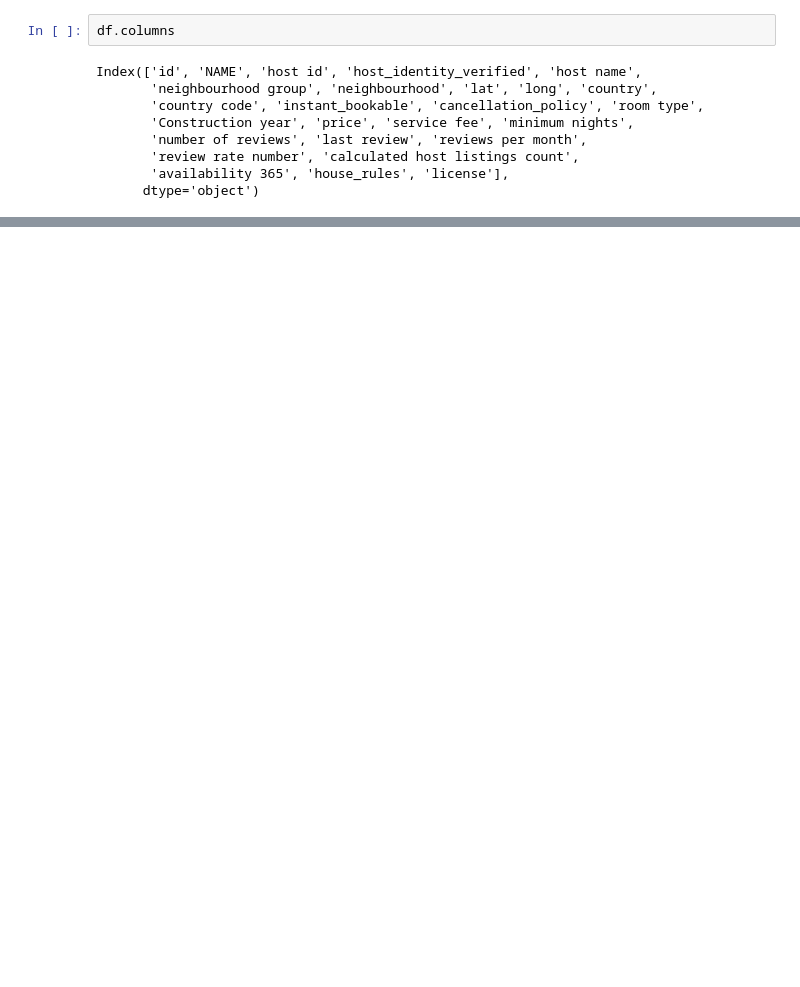
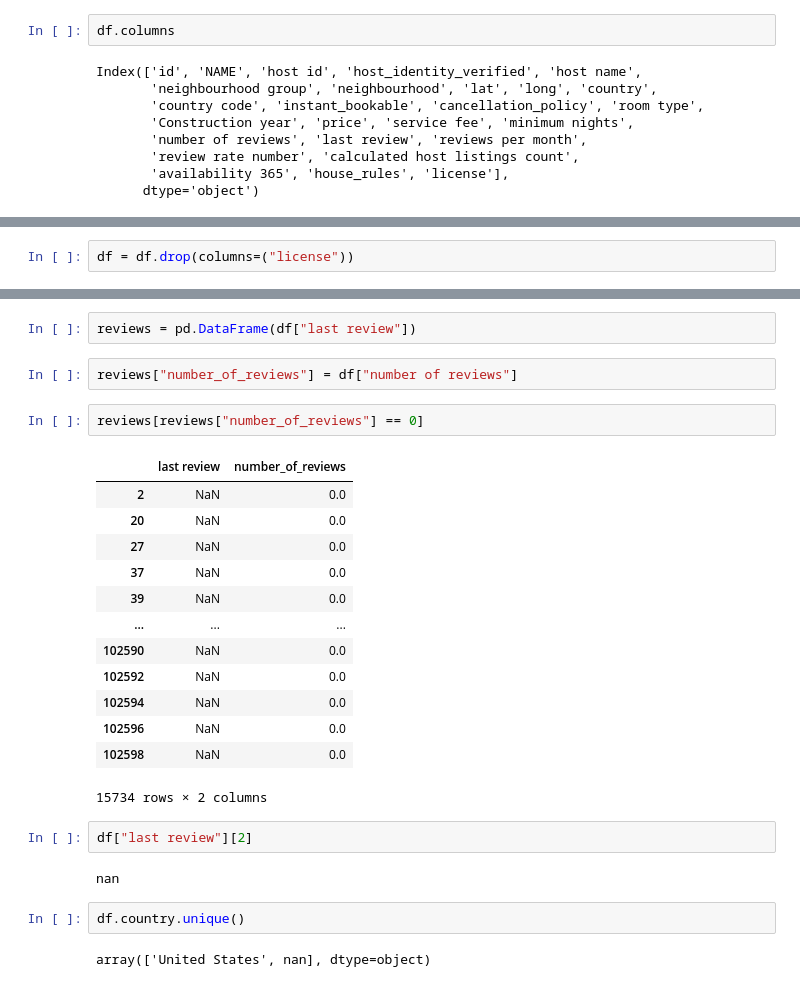
Before and after one commit to mlyngholm/AirBnb, a Jupyter notebook: AirBnb.ipynb, the cells around one changed output, grey strips where cells are left out. Drawn from its saved outputs; the diff is of its cells as text; blank space fills up the shorter version.

```diff
--- a/Untitled.ipynb
+++ b/AirBnb.ipynb
@@ -67,0 +118,2 @@ Index(['id', 'NAME', 'host id', 'host_identity_verified', 'host name',
+# %%
+df = df.drop(columns=("license"))
@@ -67,0 +146,28 @@ Index(['id', 'NAME', 'host id', 'host_identity_verified', 'host name',
+# %%
+reviews = pd.DataFrame(df["last review"])
+# %%
+reviews["number_of_reviews"] = df["number of reviews"]
+# %%
+reviews[reviews["number_of_reviews"] == 0]
+# %% [output]
+|  | last review | number_of_reviews |
+| 2 | NaN | 0.0 |
+| 20 | NaN | 0.0 |
+| 27 | NaN | 0.0 |
+| 37 | NaN | 0.0 |
+| 39 | NaN | 0.0 |
+| ... | ... | ... |
+| 102590 | NaN | 0.0 |
+| 102592 | NaN | 0.0 |
+| 102594 | NaN | 0.0 |
+| 102596 | NaN | 0.0 |
+| 102598 | NaN | 0.0 |
+15734 rows × 2 columns
+# %%
+df["last review"][2]
+# %% [output]
+nan
+# %%
+df.country.unique()
+# %% [output]
+array(['United States', nan], dtype=object)
```
Also changed, not shown: parts of 9 cells of this notebook.
